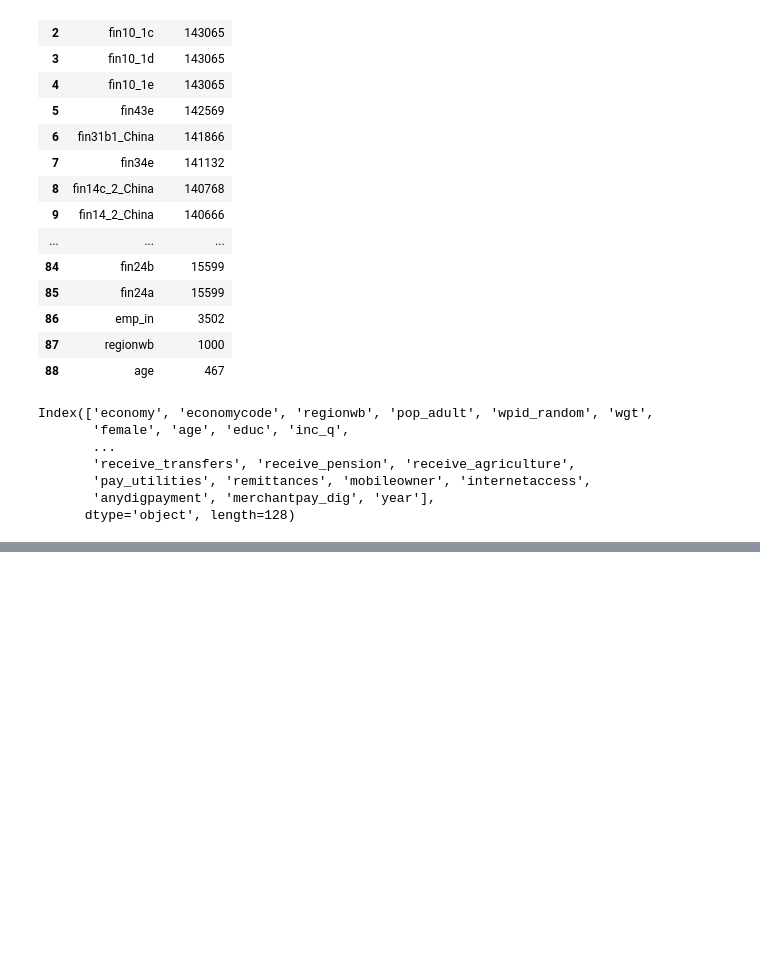
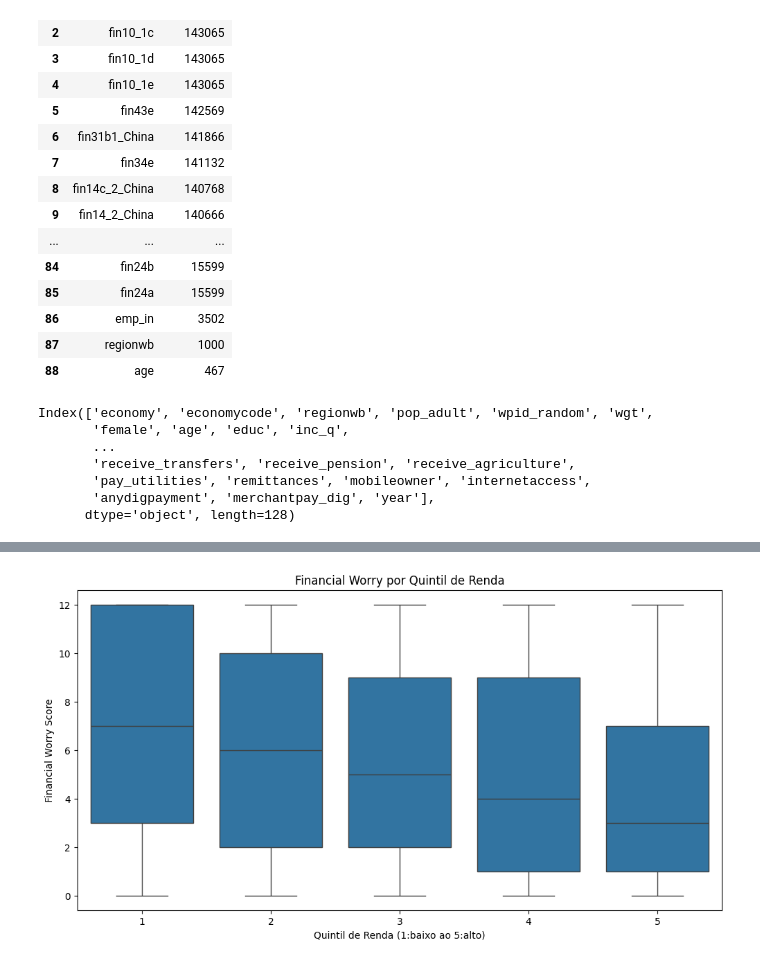
Before and after one commit to lucasrabay/financial-system_access, a Jupyter notebook: notebooks/cleaning_and_etl.ipynb, the cells around one changed output, grey strips where cells are left out. Drawn from its saved outputs; the diff is of its cells as text; code cells hidden in the pictures; blank space fills up the shorter version.

```diff
--- a/notebooks/cleaning_and_etl.ipynb
+++ b/notebooks/cleaning_and_etl.ipynb
@@ -135,0 +241,9 @@ for variable in binary_variables_to_be_fixed:
+# %%
+plt.figure(figsize=(12, 6))
+sns.boxplot(x='inc_q', y='financial_worry', data=df)
+plt.title('Financial Worry por Quintil de Renda')
+plt.xlabel('Quintil de Renda (1:baixo ao 5:alto)')
+plt.ylabel('Financial Worry Score')
+plt.show()
+# %% [output]
+[figure, added]
```
Also changed, not shown: parts of 24 cells of this notebook, 1 other file.
